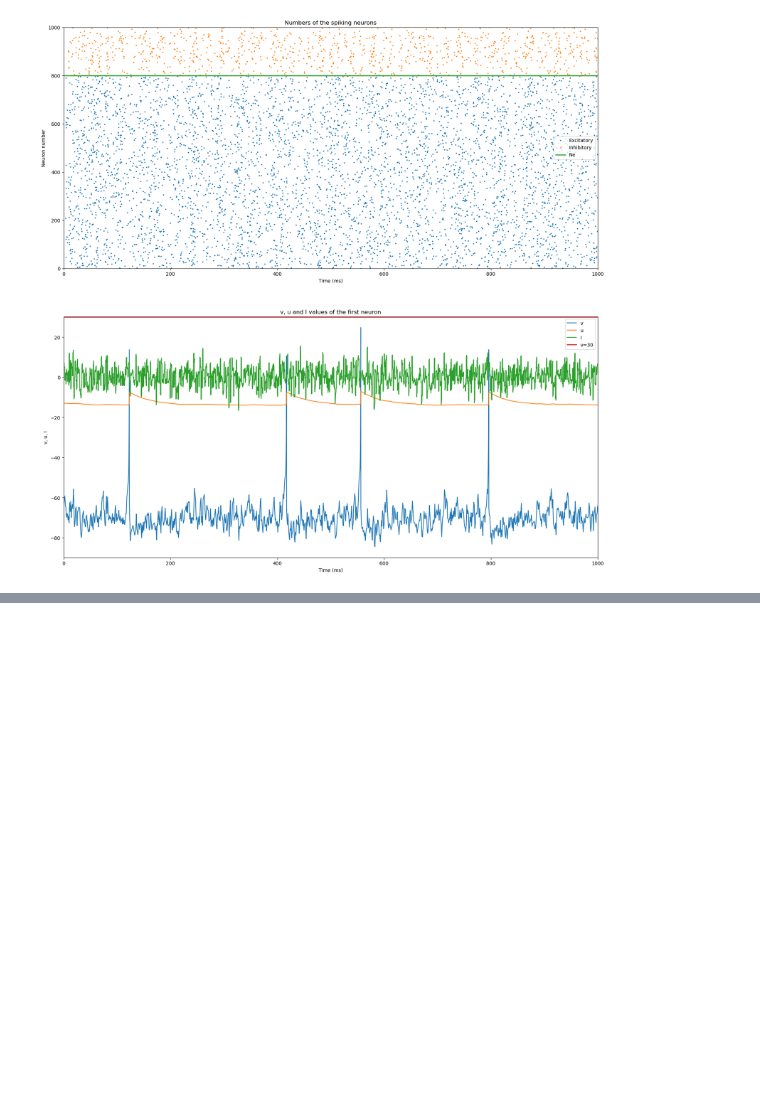
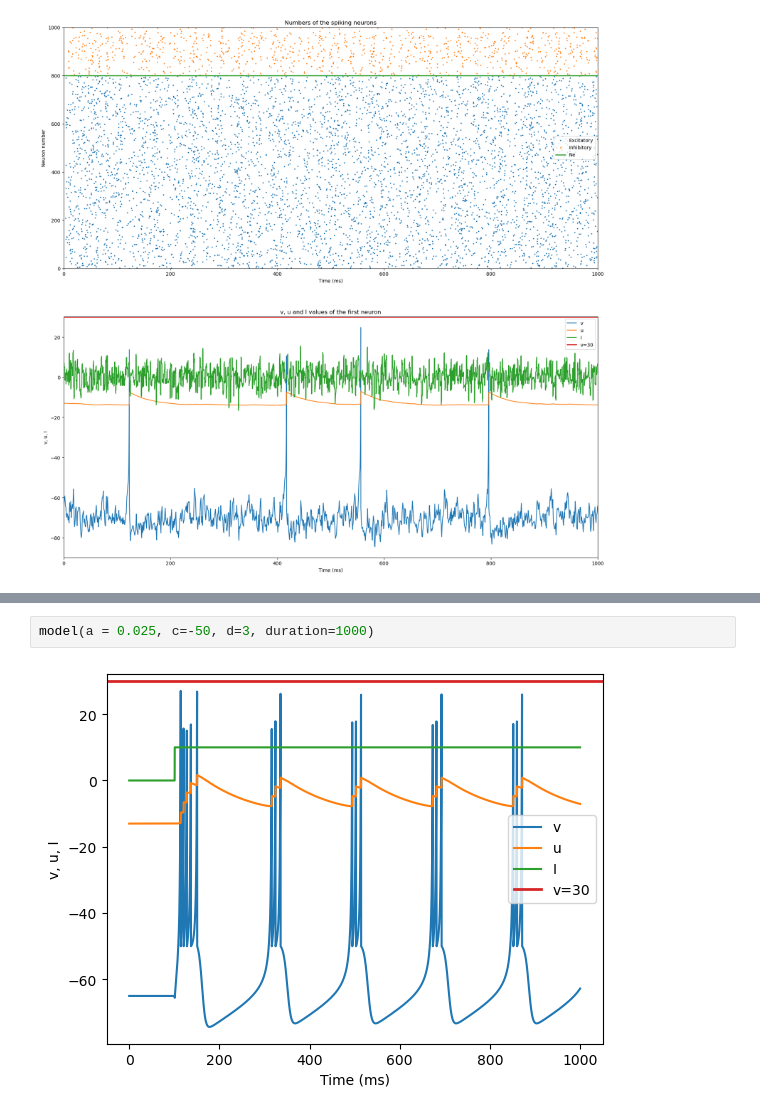
Before and after one commit to y-ng/SYDE-552, a Jupyter notebook: main.ipynb, the cells around one changed output, grey strips where cells are left out. Saved outputs shown, nothing was run; the diff lists cells and outputs as text; blank space fills up the shorter version.

```diff
--- a/main.ipynb
+++ b/main.ipynb
@@ -406,0 +416,4 @@ Creating plot.
+# %%
+model(a = 0.025, c=-50, d=3, duration=1000)
+# %% [output]
+[figure, added]
```
Also changed, not shown: parts of 17 cells of this notebook.
